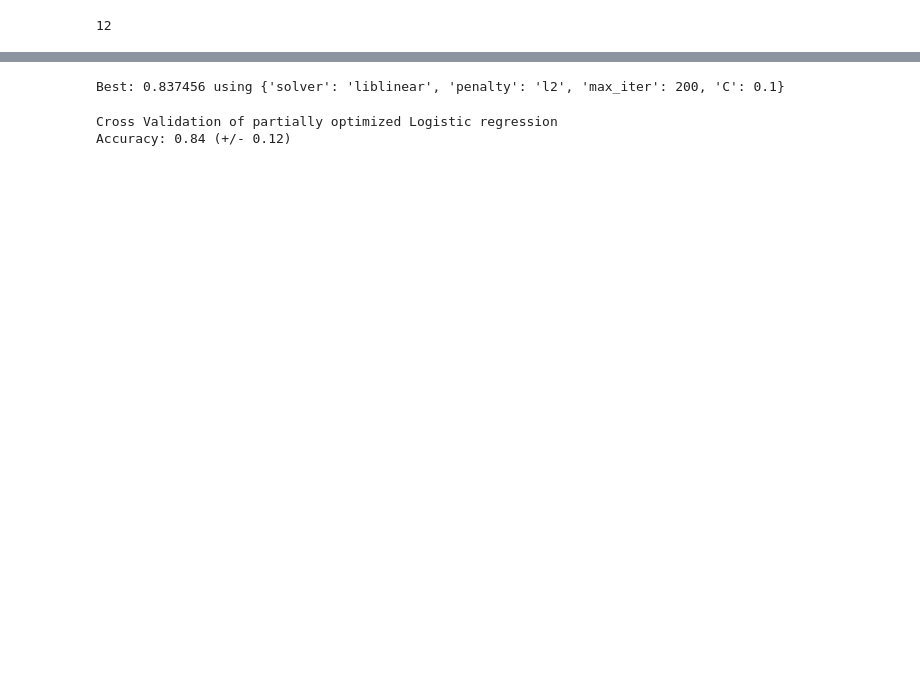
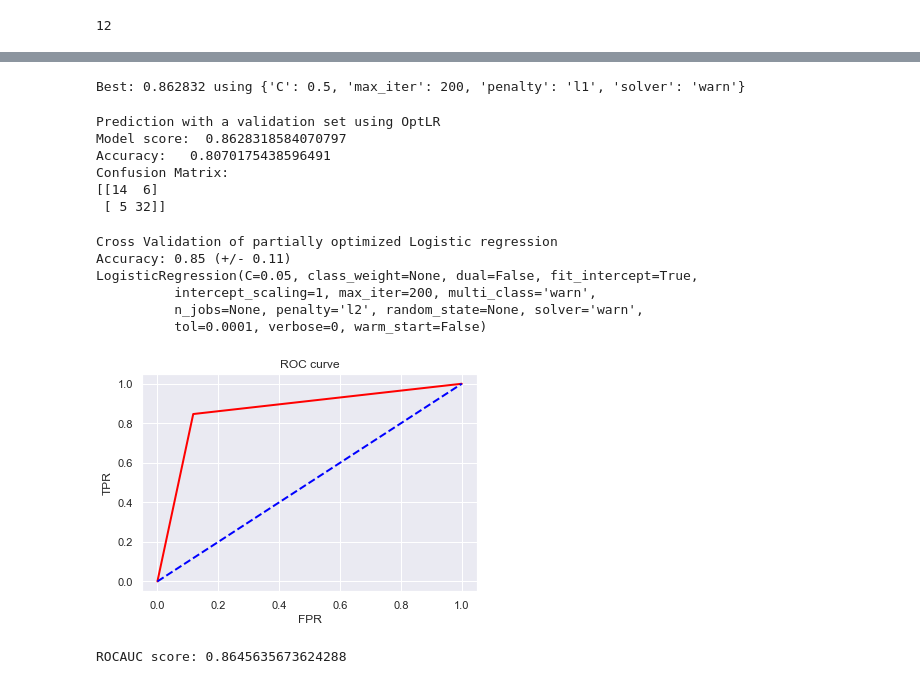
Before and after one commit to kscrow/Data_Sci_Project, a Jupyter notebook: Working_File_07042019.ipynb, the cells around one changed output, grey strips where cells are left out. Saved outputs shown, nothing was run; the diff lists cells and outputs as text; code cells hidden in the pictures; blank space fills up the shorter version.

```diff
--- a/Working_File_07042019.ipynb
+++ b/Working_File_07042019.ipynb
@@ -268,14 +261,14 @@ X_tv = train_val_DF.drop('target', axis=1)
 y_tv = train_val_DF['target']
 # %%
 # 12 components - model scouting
-Xtrain, Xtest, ytrain, ytest = train_test_split(X_tv, y_tv, test_size=0.2)
+Xtrain, Xval, ytrain, yval = train_test_split(X_tv, y_tv, test_size=0.2)
 for i in classifiers:
     i.fit(Xtrain, ytrain)
-    ypred= i.predict(Xtest)
+    ypred= i.predict(Xval)
     print((i))
     print('Model score: ', i.score(Xtrain, ytrain))
-    print("Accuracy:  ", metrics.accuracy_score(ytest, ypred))
-    cm = metrics.confusion_matrix(ytest, ypred)
+    print("Accuracy:  ", metrics.accuracy_score(yval, ypred))
+    cm = metrics.confusion_matrix(yval, ypred)
     print("Confusion Matrix: ")
     print(cm)
     print()
@@ -368,30 +352,73 @@ Accuracy: 0.77 (+/- 0.15)
 #WILL "TUNE" LOGISTIC REGRESSION AND GRADIENTBOOST  dual=[True,False]
 # %%
 #Tuning
+from sklearn.model_selection import GridSearchCV
 from sklearn.model_selection import RandomizedSearchCV
 
 lr = LogisticRegression()
 
-max_iter=[100, 150, 200, 300, 500]
+max_iter=[200, 300, 500, 1000]
 C = [0.01, 0.05, 0.1, 0.5, 1, 10]
 solver = ['warn', 'liblinear']
 penalty = ['l1', 'l2']
 param_grid = dict(max_iter=max_iter, C=C, solver=solver, penalty = penalty)
-random = RandomizedSearchCV(estimator=lr, param_distributions=param_grid, cv = 10, n_jobs=-1)
+grid = GridSearchCV(estimator=lr, param_grid=param_grid, cv = 5, n_jobs=-1)
 
 
-random_result = random.fit(X_tv, y_tv)
+grid_result = grid.fit(Xtrain, ytrain)
 # Summarize results
-print("Best: %f using %s" % (random_result.best_score_, random_result.best_params_))
+print("Best: %f using %s" % (grid_result.best_score_, grid_result.best_params_))
 # %% [output]
-Best: 0.837456 using {'solver': 'liblinear', 'penalty': 'l2', 'max_iter': 200, 'C': 0.1}
+Best: 0.862832 using {'C': 0.5, 'max_iter': 200, 'penalty': 'l1', 'solver': 'warn'}
+# %%
+#Save new LR parameters, fit to training set, and run with validation set
+Optlr = LogisticRegression(solver = 'warn', penalty = 'l2', max_iter = 200, C = 0.05)
+Optlr.fit(Xtrain, ytrain)
+ypred= Optlr.predict(Xval)
+print('Prediction with a validation set using OptLR')
+print('Model score: ', Optlr.score(Xtrain, ytrain))
+print('Accuracy:  ', metrics.accuracy_score(yval, ypred))
+cm = metrics.confusion_matrix(yval, ypred)
+print("Confusion Matrix: ")
+print(cm)
+print()
+# %% [output]
+Prediction with a validation set using OptLR
+Model score:  0.8628318584070797
+Accuracy:   0.8070175438596491
+Confusion Matrix:
+[[14  6]
+ [ 5 32]]
 # %%
-#Cross- validation with Optimized parameters
+#Will also cross-validation with Optimized parameters
 from sklearn.model_selection import cross_val_score
-Optlr = LogisticRegression(solver = 'liblinear', penalty = 'l2', max_iter = 300, C = 0.1)
-scores = cross_val_score(Optlr, X_tv, y_tv, cv=10)
+scores = cross_val_score(Optlr, Xtrain, ytrain, cv=5)
 print('Cross Validation of partially optimized Logistic regression')
 print("Accuracy: %0.2f (+/- %0.2f)" % (scores.mean(), scores.std() * 2))
+print(Optlr)
 # %% [output]
 Cross Validation of partially optimized Logistic regression
-Accuracy: 0.84 (+/- 0.12)
+Accuracy: 0.85 (+/- 0.11)
+LogisticRegression(C=0.05, class_weight=None, dual=False, fit_intercept=True,
+          intercept_scaling=1, max_iter=200, multi_class='warn',
+          n_jobs=None, penalty='l2', random_state=None, solver='warn',
+          tol=0.0001, verbose=0, warm_start=False)
+# %%
+from sklearn.metrics import roc_curve, roc_auc_score
+#Compute false and true positive rates
+fpr, tpr,_=roc_curve(Optlr.predict(Xtrain), ytrain, drop_intermediate=False)
+# %%
+plt.figure()
+#ROC
+plt.plot(fpr, tpr, color='red', lw=2, label='ROC curve')
+plt.plot([0, 1], [0, 1], color='blue', lw=2, linestyle='--')
+plt.xlabel('FPR')
+plt.ylabel('TPR')
+plt.title('ROC curve')
+plt.show()
+# %% [output]
+[figure, added]
+# %%
+print('ROCAUC score:', roc_auc_score(Optlr.predict(Xtrain), ytrain))
+# %% [output]
+ROCAUC score: 0.8645635673624288
```
Also changed, not shown: parts of 29 cells of this notebook.
